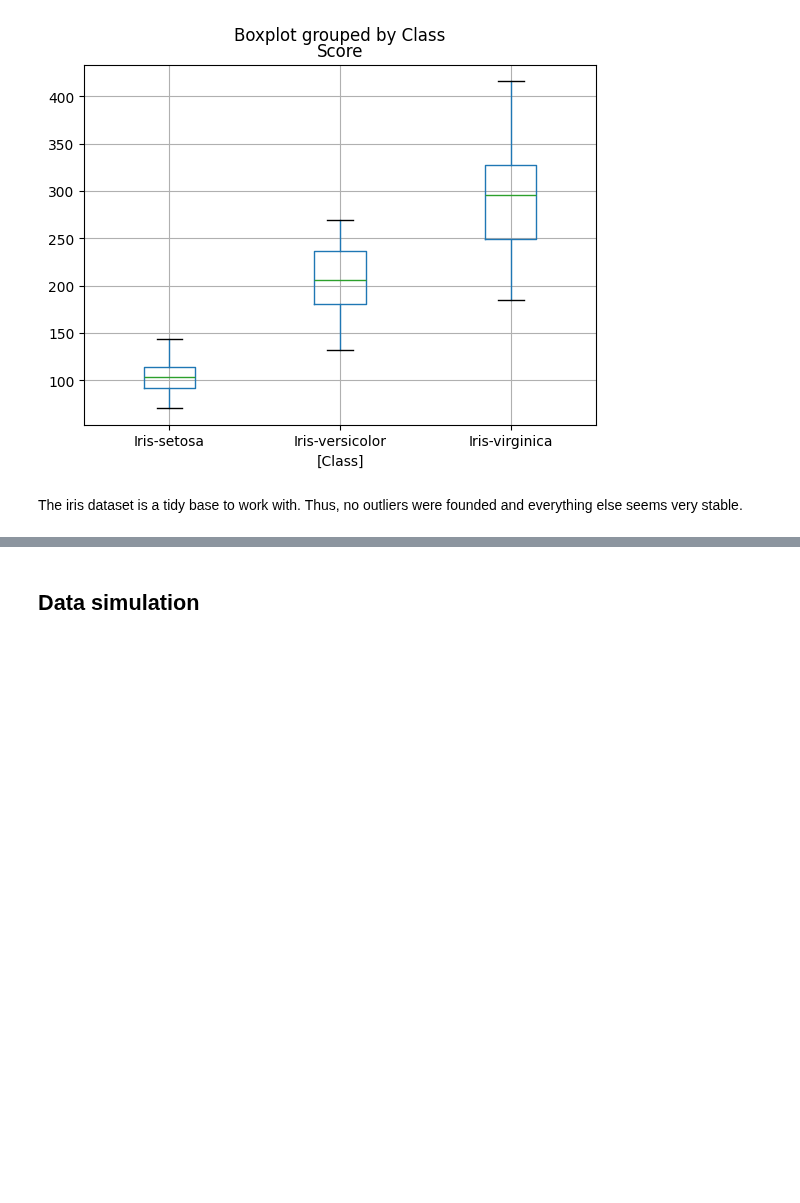
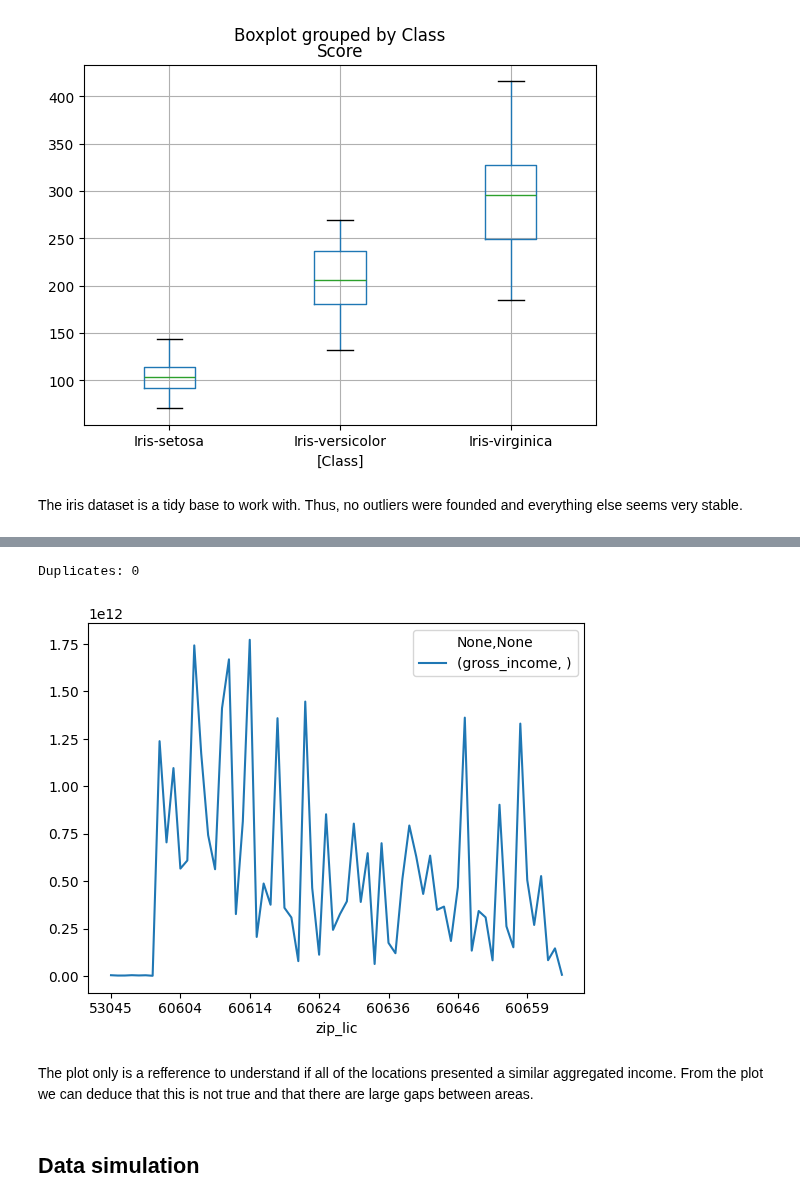
Before and after one commit to nescuderor/Personal_portfolio, a Jupyter notebook: 01_Basics.ipynb, the cells around one changed output, grey strips where cells are left out. Cells and saved outputs as stored; diff of their text form; code cells hidden in the pictures; blank space fills up the shorter version.

```diff
--- a/01_Basics.ipynb
+++ b/01_Basics.ipynb
@@ -652,3 +898,21 @@ The iris dataset is a tidy base to work with. Thus, no outliers were founded and
+# %%
+#Linking the licenses with the census population and average income per area (using zip code as a proxy) for calculating the gross total income per location where the license was given
+socecon_char = licenses.merge(census, on="ward", suffixes=["_lic", "_cen"]).merge(demographics, left_on="zip_lic", right_on="zip")
+print("Duplicates:", socecon_char.duplicated().sum())
+
+#Assuming that the income stated is for the 2010 population we would get that
+agg_income = socecon_char.pivot_table(index="zip_lic", values=["pop_2010", "income"], aggfunc=[np.sum, np.mean])
+agg_income = agg_income[[("sum", "pop_2010"), ("mean", "income")]]
+agg_income["gross_income"] = agg_income[("sum", "pop_2010")] * agg_income[("mean", "income")]
+agg_income[["gross_income"]].plot()
+
+#Deleting temporary data
+del socecon_char, agg_income
+# %% [output]
+Duplicates: 0
+[figure, added]
+# %% [markdown]
+The plot only is a refference to understand if all of the locations presented a similar aggregated income. From the plot we can deduce that this is not true and that there are large gaps between areas.
 # %% [markdown]
 ## Data simulation
 # %%
```
Also changed, not shown: parts of 17 cells of this notebook.
